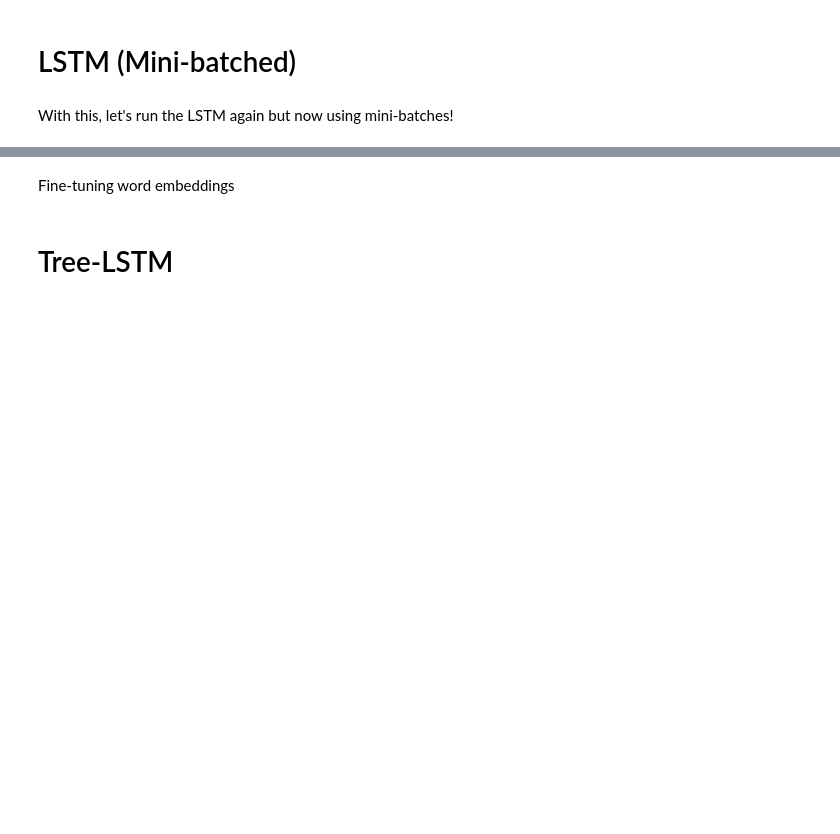
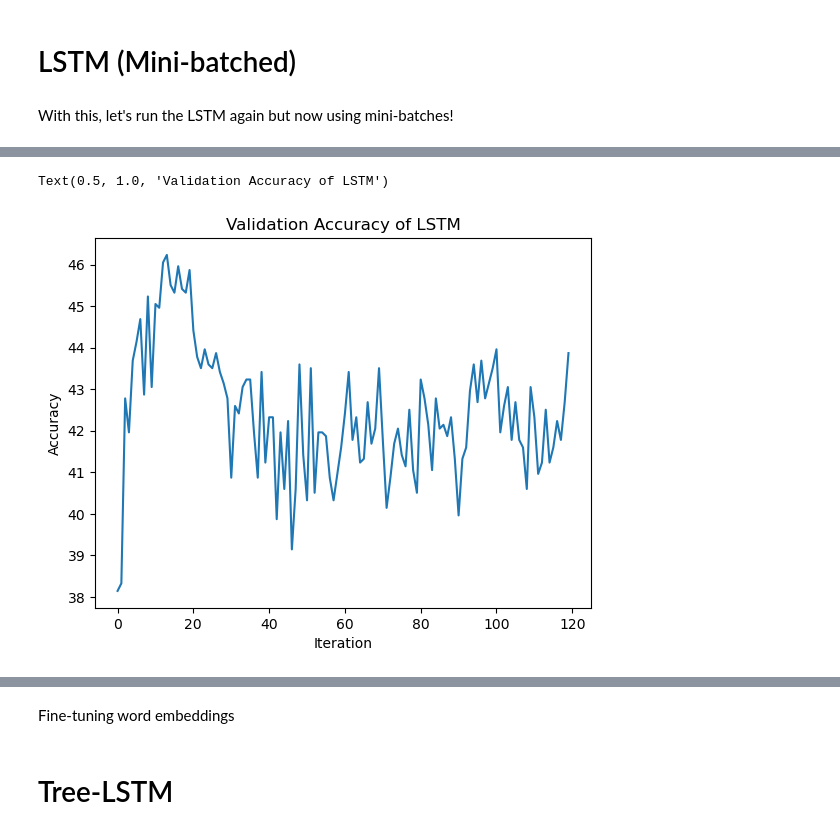
Before and after one commit to dqmis/nlp1, a Jupyter notebook: NLP1_2023_Practical_2.ipynb, the cells around one changed output, grey strips where cells are left out. Saved outputs shown, nothing was run; the diff lists cells and outputs as text; code cells hidden in the pictures; blank space fills up the shorter version.

```diff
--- a/NLP1_2023_Practical_2.ipynb
+++ b/NLP1_2023_Practical_2.ipynb
@@ -1315,0 +1519,10 @@ lstm_losses, lstm_accuracies = train_model(
+# %%
+# plot validation accuracy
+
+plt.plot([i*100 for i in lstm_accuracies])
+plt.xlabel("Iteration")
+plt.ylabel("Accuracy")
+plt.title("Validation Accuracy of LSTM")
+# %% [output]
+Text(0.5, 1.0, 'Validation Accuracy of LSTM')
+[figure, added]
```
Also changed, not shown: parts of 51 cells of this notebook, 1 other file.
